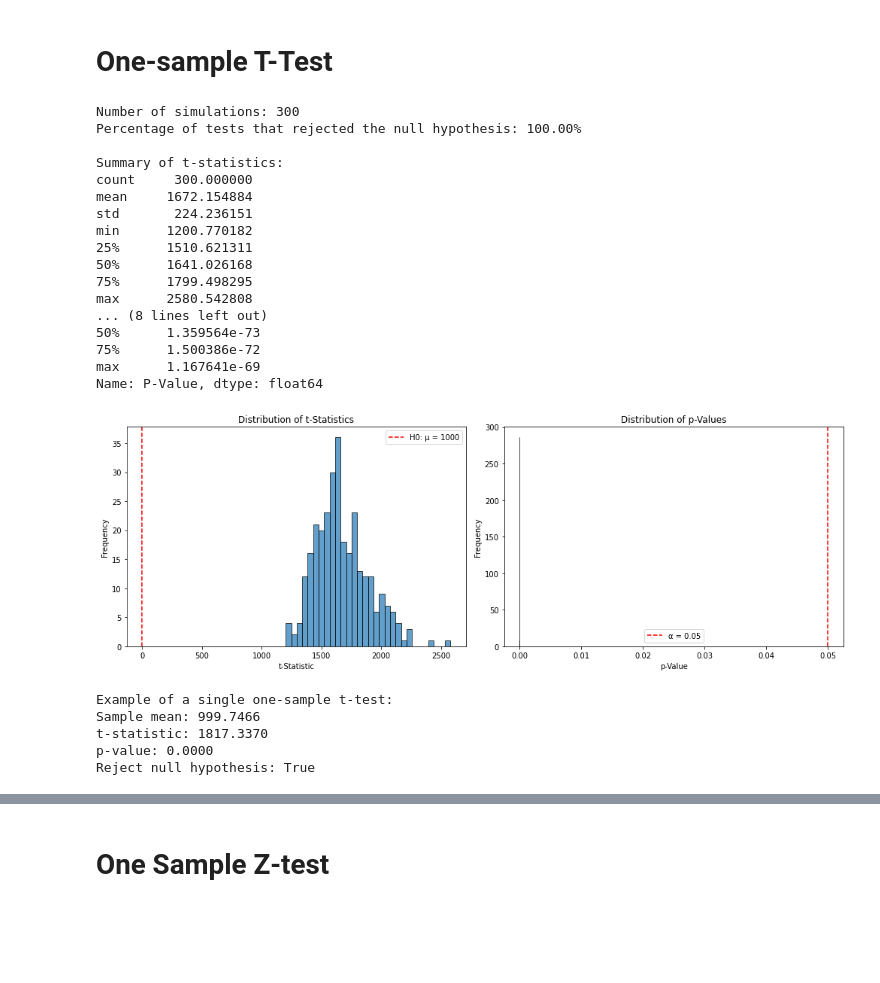
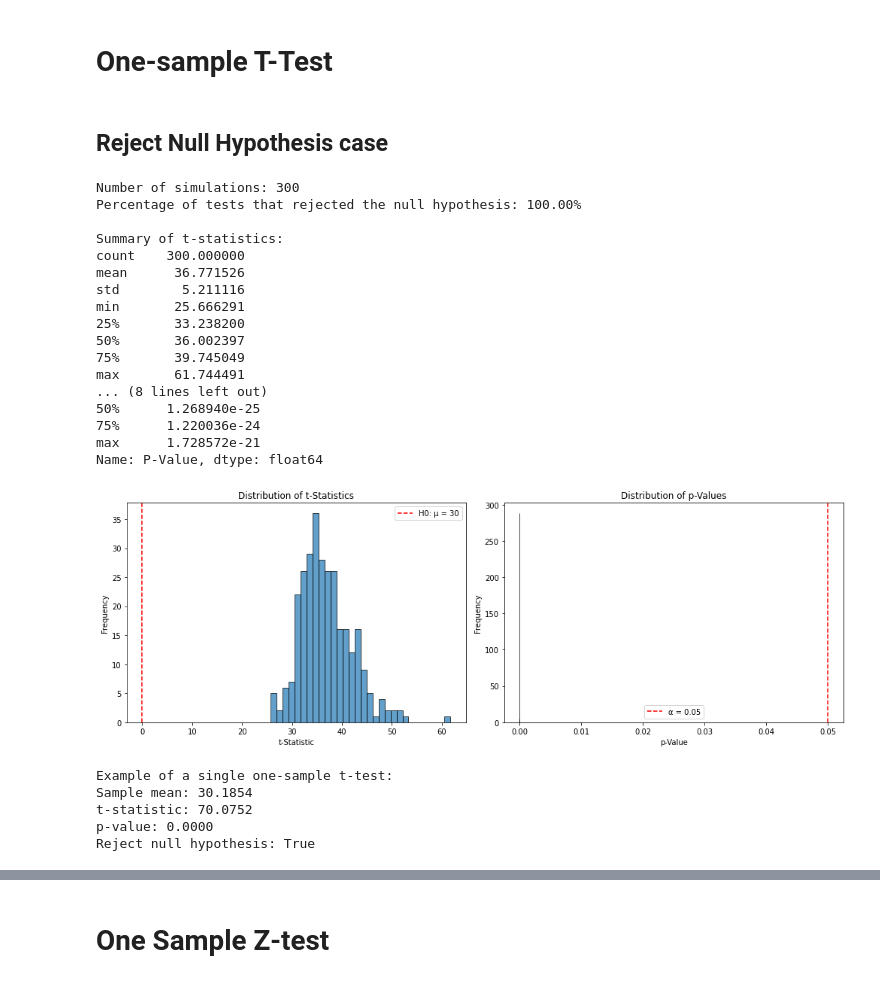
Before and after one commit to dcrowTMH/stat_test, a Jupyter notebook: basic_stat_test_simulation.ipynb, the cells around one changed output, grey strips where cells are left out. Cells and saved outputs as stored; diff of their text form; code cells hidden in the pictures; blank space fills up the shorter version.

```diff
--- a/basic_stat_test_simulation.ipynb
+++ b/basic_stat_test_simulation.ipynb
@@ -99,32 +99,34 @@ def simulate_one_sample_ttest(sample_size=30, population_mean=0, sample_mean=2,
     print(f"Reject null hypothesis: {p_value < 0.05}")
 
     return results
-
-# Run the simulation
-results = simulate_one_sample_ttest(population_mean = 100,
-                                    sample_mean = 1000,
-                                    n_simulations = 300)
-# %% [output]
-Number of simulations: 300
-Percentage of tests that rejected the null hypothesis: 100.00%
-
-Summary of t-statistics:
-count     300.000000
-mean     1672.154884
-std       224.236151
-min      1200.770182
-25%      1510.621311
-50%      1641.026168
-75%      1799.498295
-max      2580.542808
-... (8 lines left out)
-50%      1.359564e-73
-75%      1.500386e-72
-max      1.167641e-69
-Name: P-Value, dtype: float64
-[figure, removed]
-Example of a single one-sample t-test:
-Sample mean: 999.7466
-t-statistic: 1817.3370
-p-value: 0.0000
-Reject null hypothesis: True
+# %% [markdown]
+## Reject Null Hypothesis case
+# %%
+# Population and sample means are significantly different, should reject H0
+results = simulate_one_sample_ttest(population_mean = 10,
+                                    sample_mean = 30,
+                                    n_simulations = 300)
+# %% [output]
+Number of simulations: 300
+Percentage of tests that rejected the null hypothesis: 100.00%
+
+Summary of t-statistics:
+count    300.000000
+mean      36.771526
+std        5.211116
+min       25.666291
+25%       33.238200
+50%       36.002397
+75%       39.745049
+max       61.744491
+... (8 lines left out)
+50%      1.268940e-25
+75%      1.220036e-24
+max      1.728572e-21
+Name: P-Value, dtype: float64
+[figure, added]
+Example of a single one-sample t-test:
+Sample mean: 30.1854
+t-statistic: 70.0752
+p-value: 0.0000
+Reject null hypothesis: True
```
Also changed, not shown: parts of 13 cells of this notebook.
